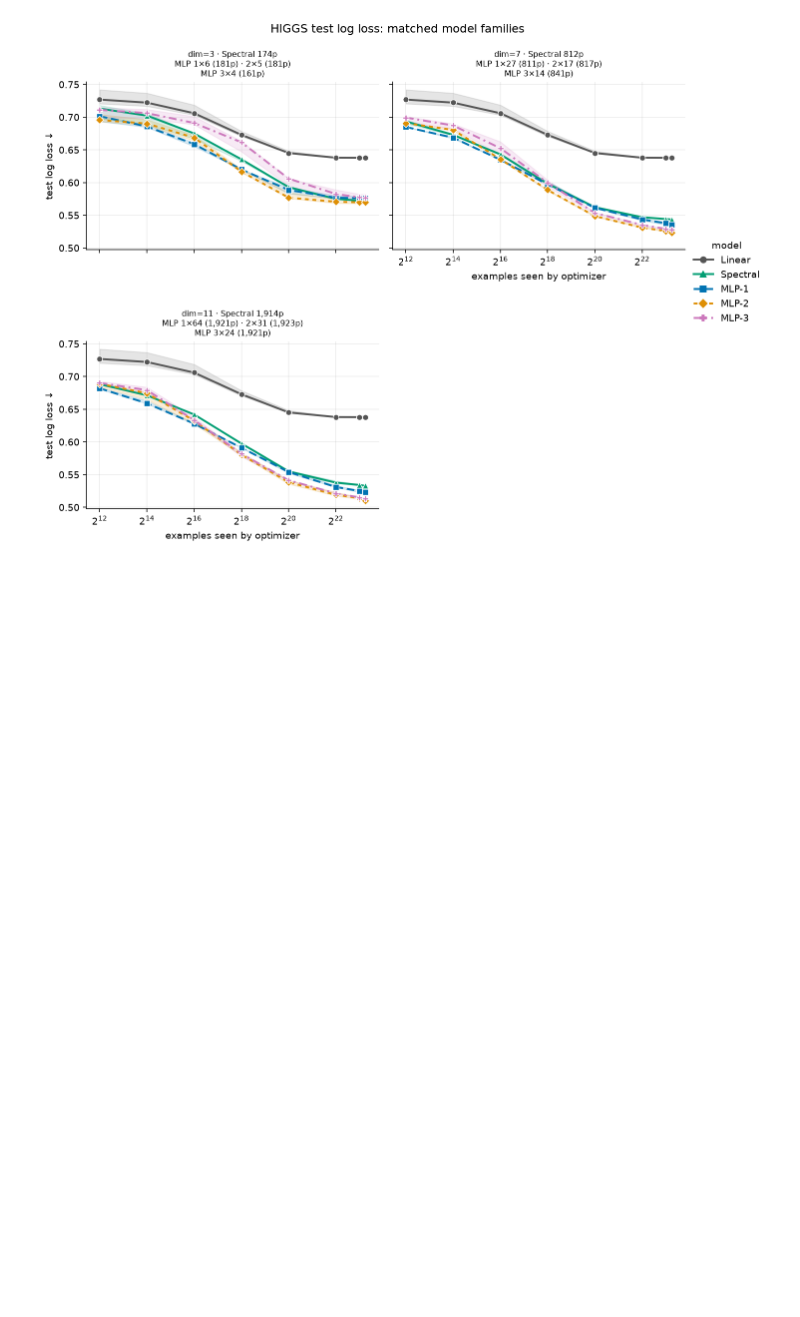
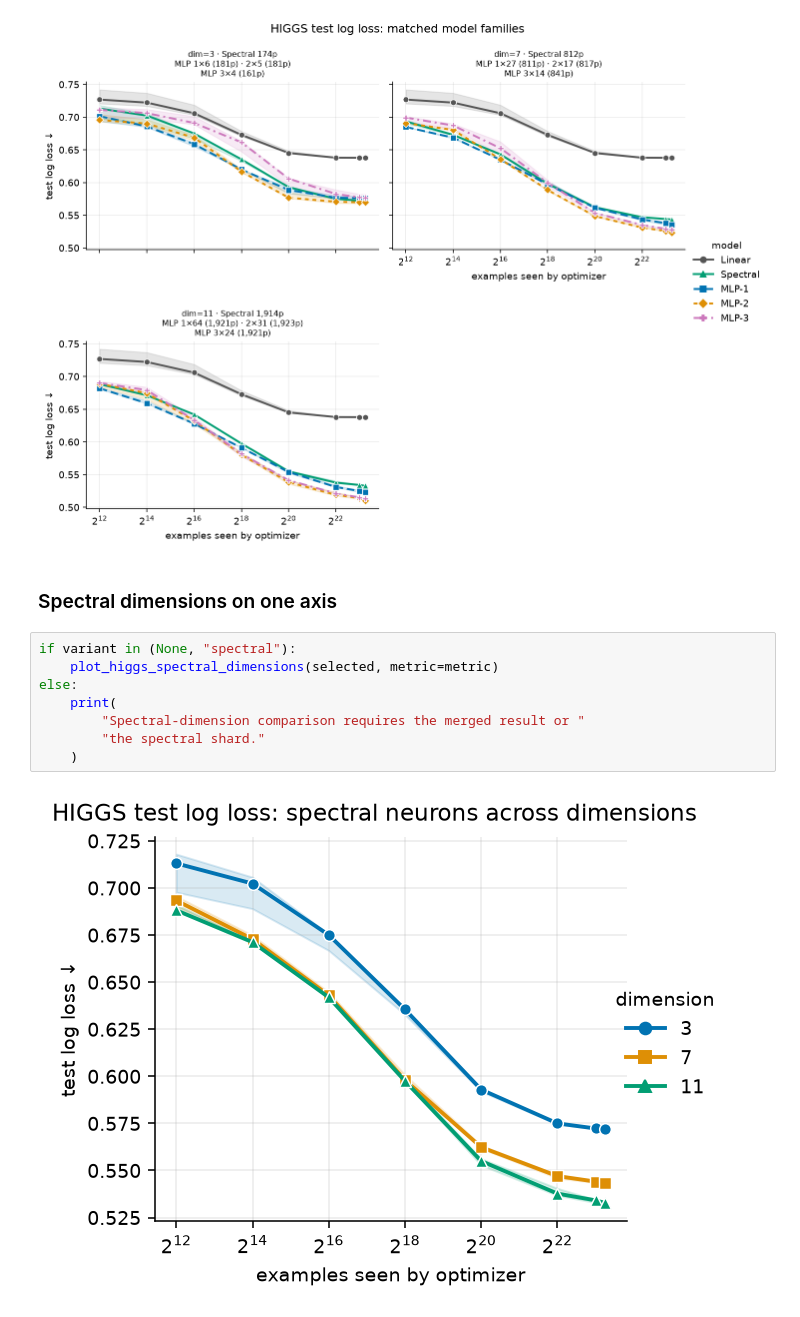
Before and after one commit to alexshtf/spectral_neuron_paper, a Jupyter notebook: notebooks/higgs_scaling.ipynb, the cells around one changed output. Drawn from its saved outputs; the diff is of its cells as text; blank space fills up the shorter version.

Commit message:
Higgs plotting scaling

```diff
--- a/notebooks/higgs_scaling.ipynb
+++ b/notebooks/higgs_scaling.ipynb
@@ -127,6 +130,18 @@ else:
     )
 # %% [output]
 [figure]
+# %% [markdown]
+### Spectral dimensions on one axis
+# %%
+if variant in (None, "spectral"):
+    plot_higgs_spectral_dimensions(selected, metric=metric)
+else:
+    print(
+        "Spectral-dimension comparison requires the merged result or "
+        "the spectral shard."
+    )
+# %% [output]
+[figure, added]
 # %% [markdown]
 ## Reading the figure
 
```
Also changed, not shown: parts of 2 cells of this notebook, 3 other files.
